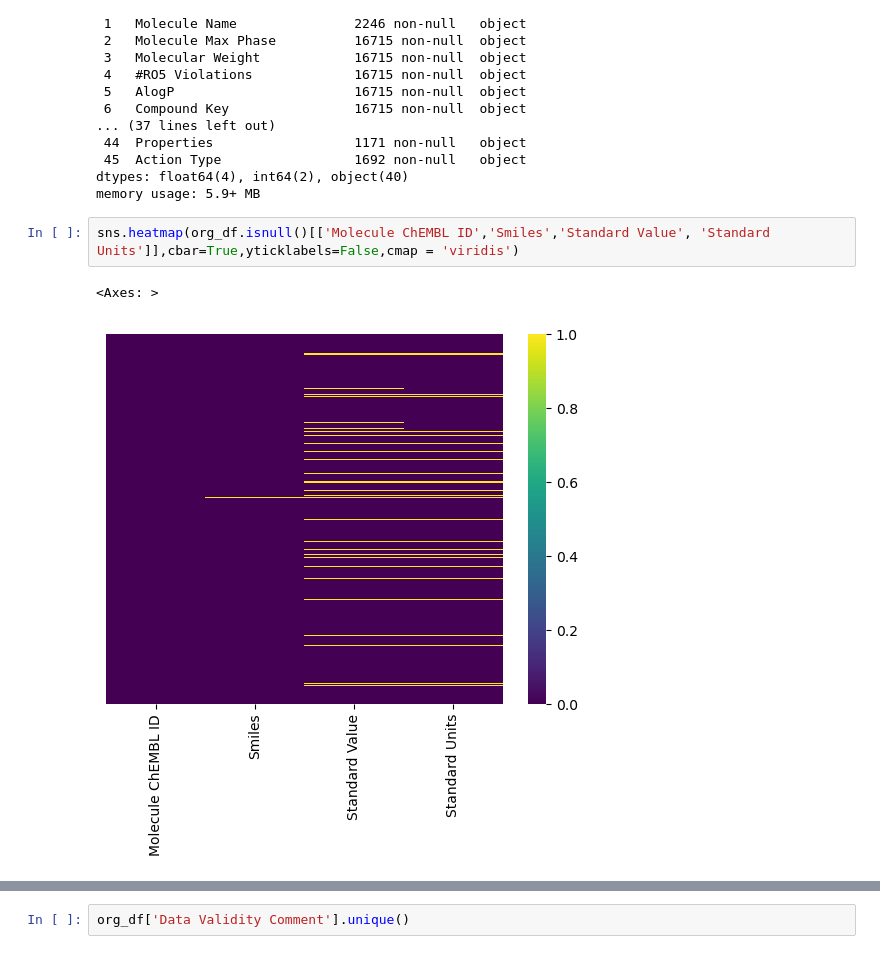
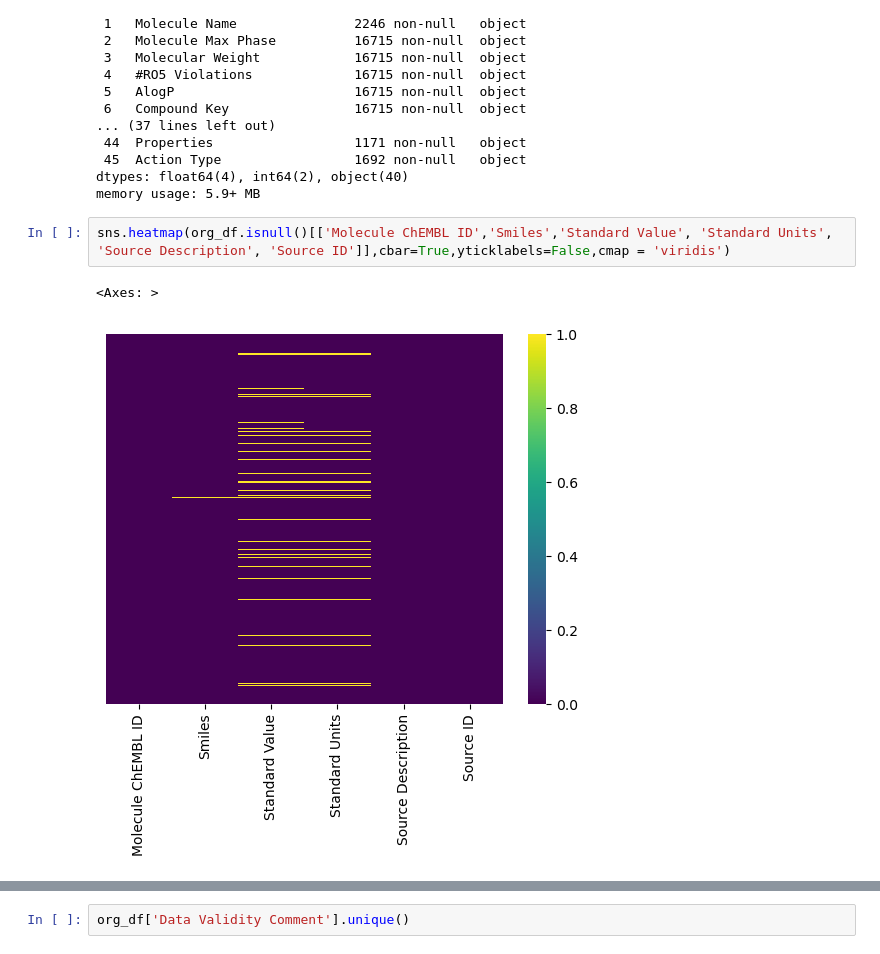
Before and after one commit to tdunn1/EGFR_QSAR, a Jupyter notebook: EGFR_Chembl_workup.ipynb, the cells around one changed output, grey strips where cells are left out. Cells and saved outputs as stored; diff of their text form.

```diff
--- a/EGFR_Chembl_workup.ipynb
+++ b/EGFR_Chembl_workup.ipynb
@@ -34,7 +35,7 @@ Data columns (total 46 columns):
 dtypes: float64(4), int64(2), object(40)
 memory usage: 5.9+ MB
 # %%
-sns.heatmap(org_df.isnull()[['Molecule ChEMBL ID','Smiles','Standard Value', 'Standard Units']],cbar=True,yticklabels=False,cmap = 'viridis')
+sns.heatmap(org_df.isnull()[['Molecule ChEMBL ID','Smiles','Standard Value', 'Standard Units', 'Source Description', 'Source ID']],cbar=True,yticklabels=False,cmap = 'viridis')
 # %% [output]
 <Axes: >
-[figure, old version]
+[figure, new version]
```
Also changed, not shown: parts of 12 cells of this notebook.
